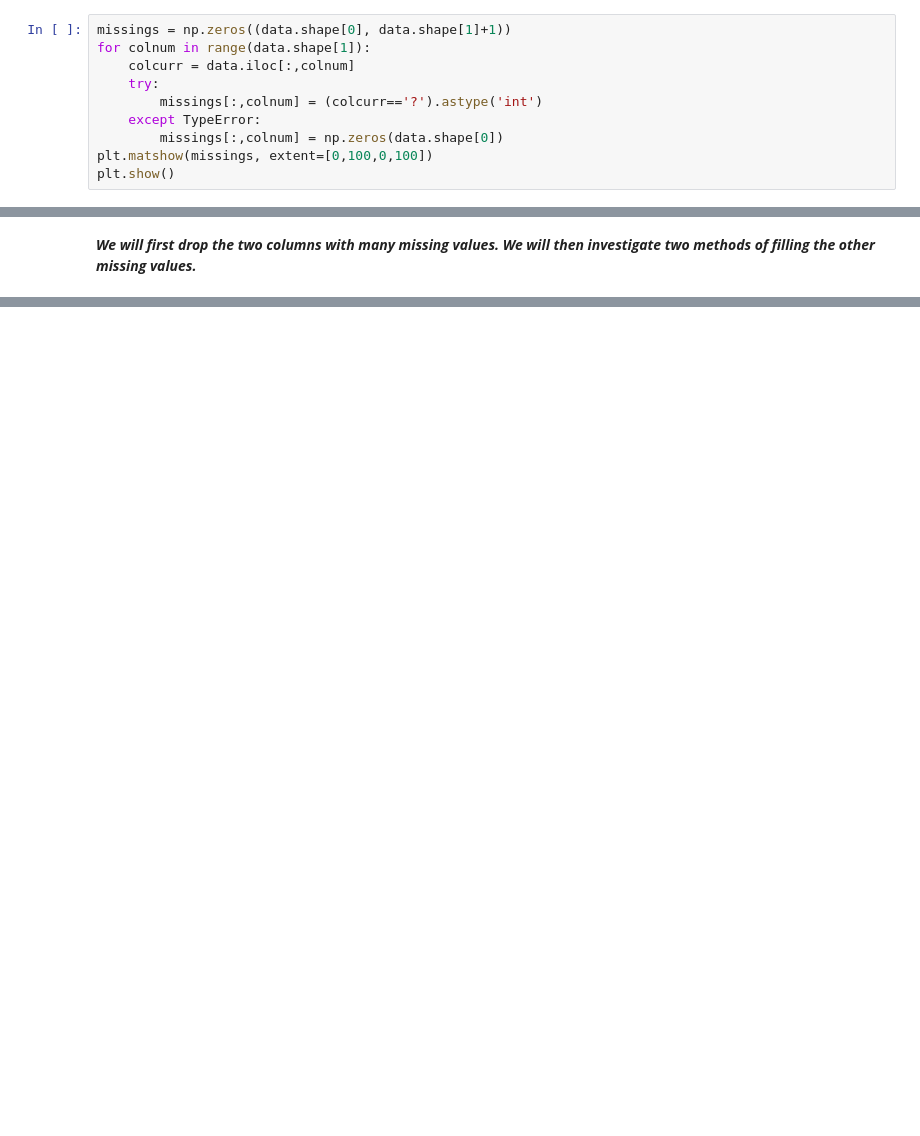
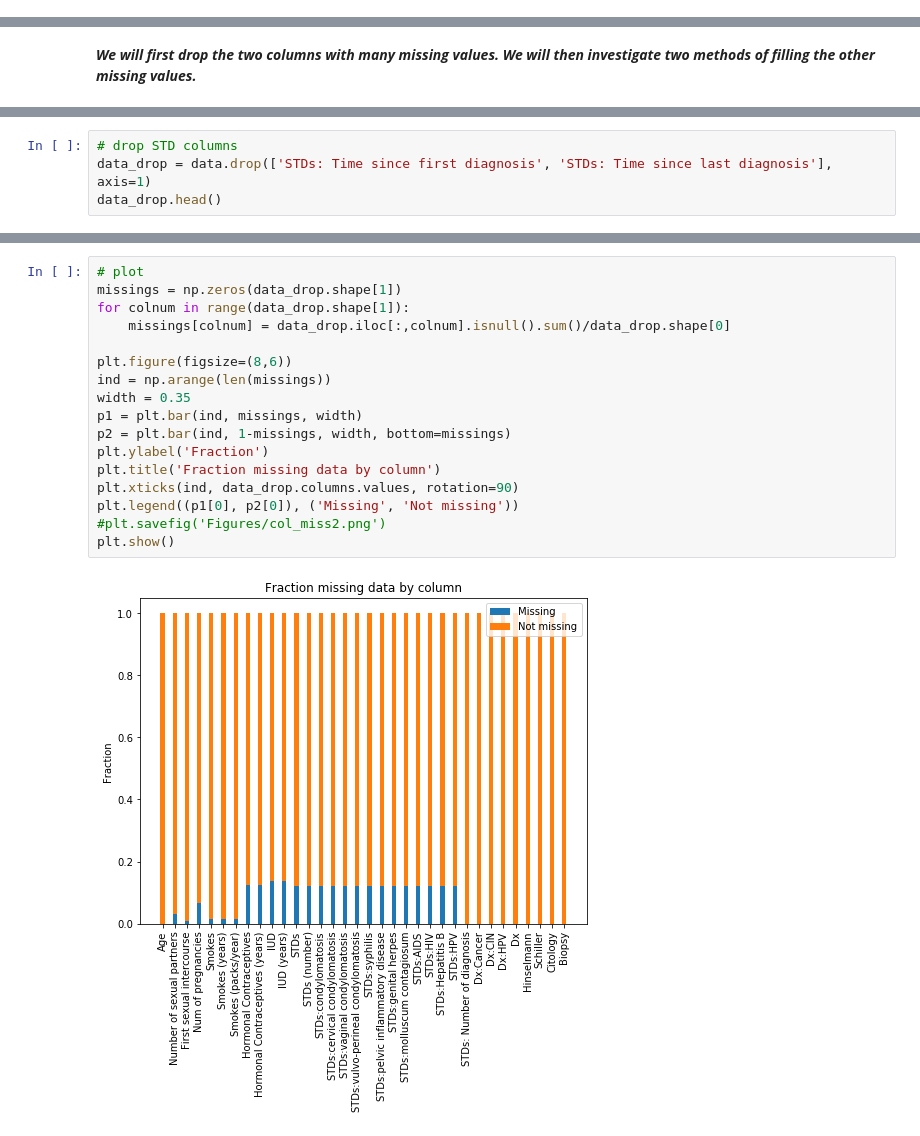
Before and after one commit to munozalexander/Cervical-Cancer-Risk, a Jupyter notebook: CervicalCancerNotebook.ipynb, the cells around one changed output, grey strips where cells are left out. Saved outputs shown, nothing was run; the diff lists cells and outputs as text; blank space fills up the shorter version.

```diff
--- a/CervicalCancerNotebook.ipynb
+++ b/CervicalCancerNotebook.ipynb
@@ -62,13 +66,3 @@ plt.legend((p1[0], p2[0]), ('Missing', 'Not missing'))
 plt.show()
 # %% [output]
 [figure]
-# %%
-missings = np.zeros((data.shape[0], data.shape[1]+1))
-for colnum in range(data.shape[1]):
-    colcurr = data.iloc[:,colnum]
-    try:
-        missings[:,colnum] = (colcurr=='?').astype('int')
-    except TypeError:
-        missings[:,colnum] = np.zeros(data.shape[0])
-plt.matshow(missings, extent=[0,100,0,100])
-plt.show()
@@ -82,0 +71,4 @@ len(colcurr)
+# %%
+# drop STD columns
+data_drop = data.drop(['STDs: Time since first diagnosis', 'STDs: Time since last diagnosis'], axis=1)
+data_drop.head()
@@ -82,0 +83,19 @@ len(colcurr)
+# %%
+# plot
+missings = np.zeros(data_drop.shape[1])
+for colnum in range(data_drop.shape[1]):
+    missings[colnum] = data_drop.iloc[:,colnum].isnull().sum()/data_drop.shape[0]
+
+plt.figure(figsize=(8,6))
+ind = np.arange(len(missings))
+width = 0.35
+p1 = plt.bar(ind, missings, width)
+p2 = plt.bar(ind, 1-missings, width, bottom=missings)
+plt.ylabel('Fraction')
+plt.title('Fraction missing data by column')
+plt.xticks(ind, data_drop.columns.values, rotation=90)
+plt.legend((p1[0], p2[0]), ('Missing', 'Not missing'))
+#plt.savefig('Figures/col_miss2.png')
+plt.show()
+# %% [output]
+[figure, added]
```
Also changed, not shown: parts of 25 cells of this notebook, 14 other files.
